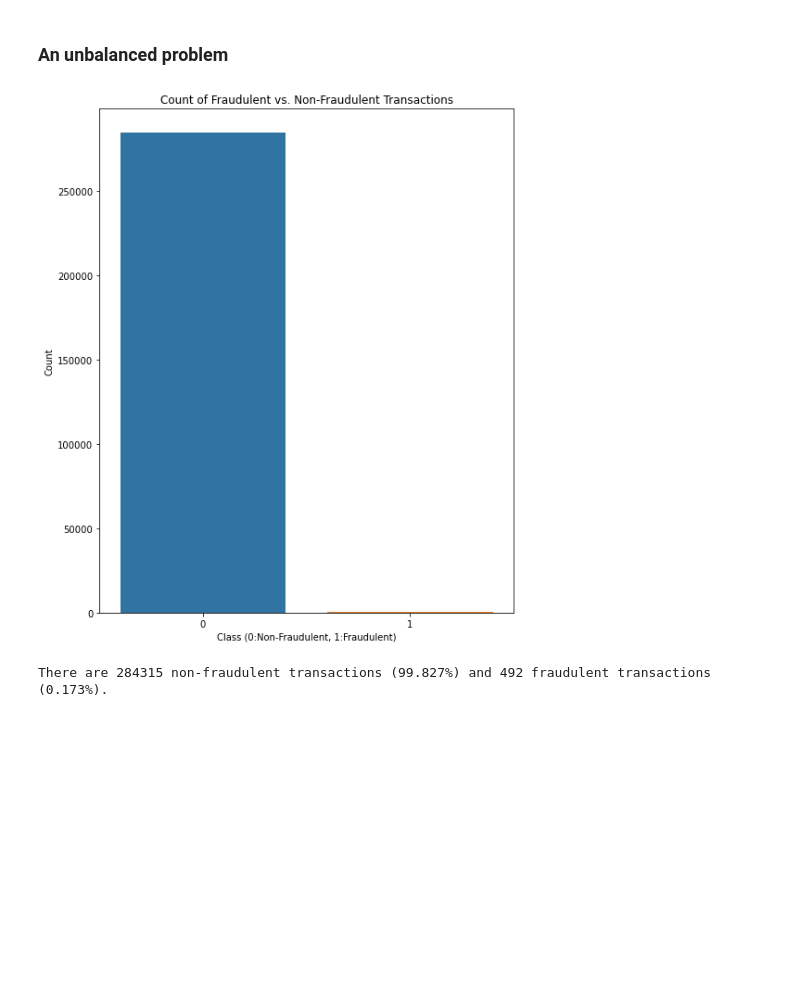
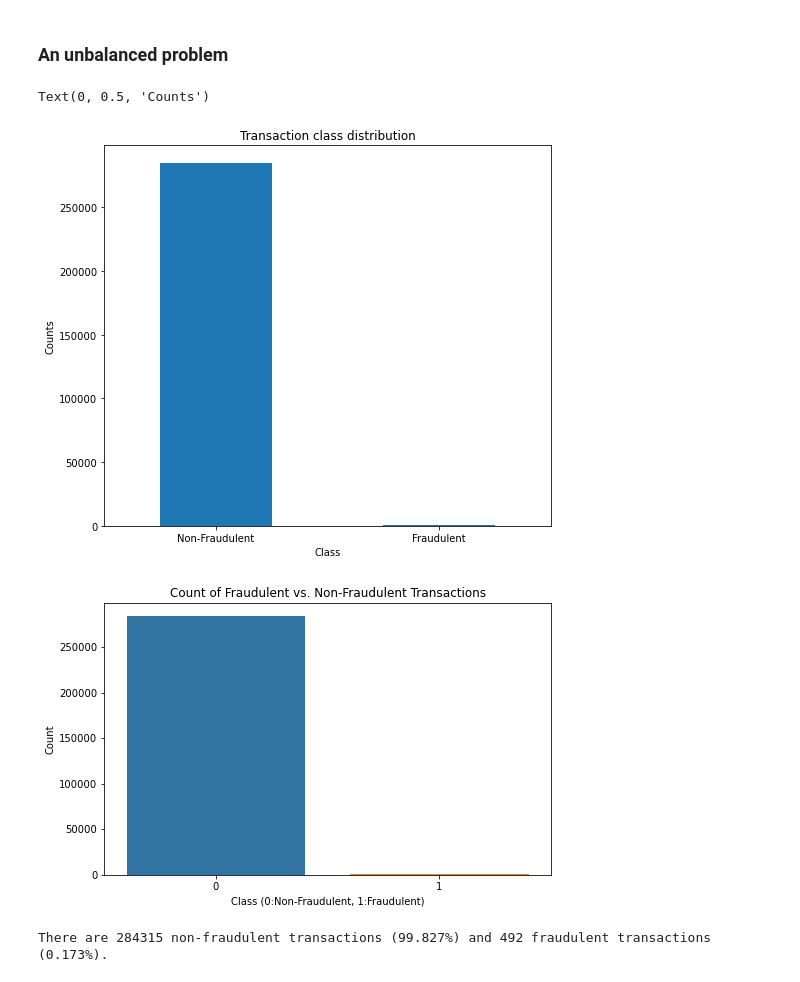
Before and after one commit to LotfiKobrosly/Credit_card_fraud, a Jupyter notebook: Credit_Card_Fraud_Detection.ipynb, the cells around one changed output. Cells and saved outputs as stored; diff of their text form; code cells hidden in the pictures; blank space fills up the shorter version.

```diff
--- a/Credit_Card_Fraud_Detection.ipynb
+++ b/Credit_Card_Fraud_Detection.ipynb
@@ -107,16 +128,27 @@ performance of the model.
 # %%
 data_1 = data[data.Class == 1]
 data_0 = data[data.Class == 0]
+# %%
+counts = pd.value_counts(df.Class, sort = True)
+plt.figure(figsize=(8,7))
+counts.plot(kind = 'bar', rot=0)
+plt.title("Transaction class distribution")
+plt.xticks(range(2), ['Non-Fraudulent', 'Fraudulent'])
+plt.xlabel("Class")
+plt.ylabel("Counts")
+# %% [output]
+Text(0, 0.5, 'Counts')
+[figure, added]
 # %%
 counts = df.Class.value_counts()
-plt.figure(figsize=(8,10))
+plt.figure(figsize=(8,5))
 sns.barplot(counts.index, counts)
 plt.title('Count of Fraudulent vs. Non-Fraudulent Transactions')
 plt.ylabel('Count')
 plt.xlabel('Class (0:Non-Fraudulent, 1:Fraudulent)')
 plt.show()
 # %% [output]
-[figure, old version]
+[figure, new version]
 # %%
 print('There are {} non-fraudulent transactions ({:.3f}%) and {} fraudulent transactions ({:.3f}%).'.format(counts[0], counts[0] * 100 / df.shape[0], counts[1], counts[1] * 100 / df.shape[0]))
 # %% [output]
```
Also changed, not shown: parts of 1 cell of this notebook.
